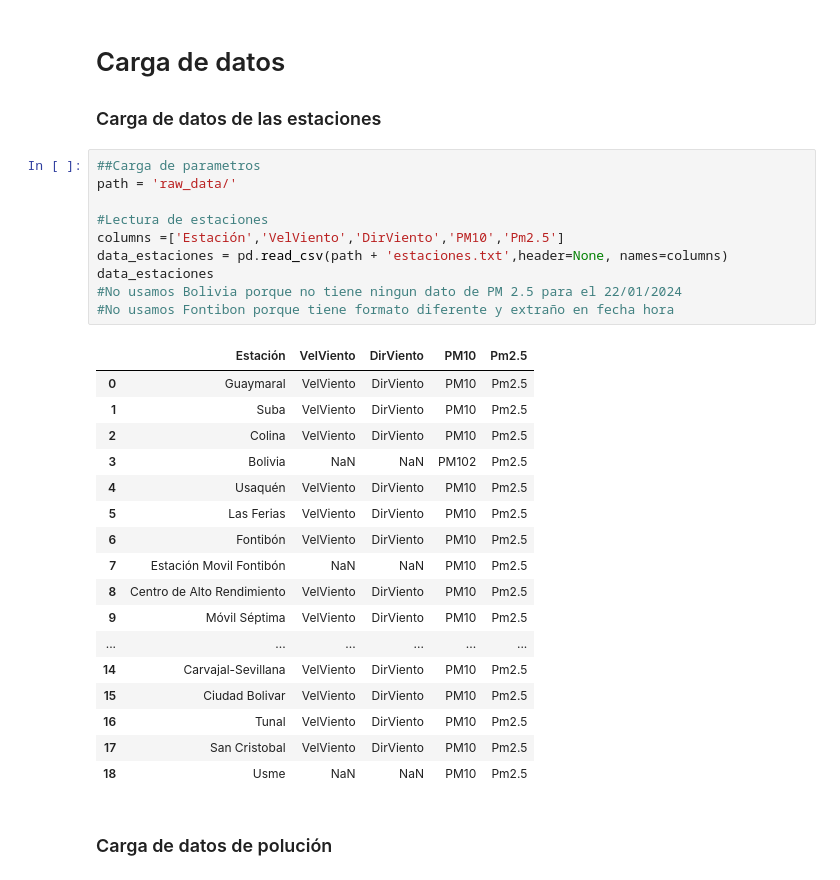
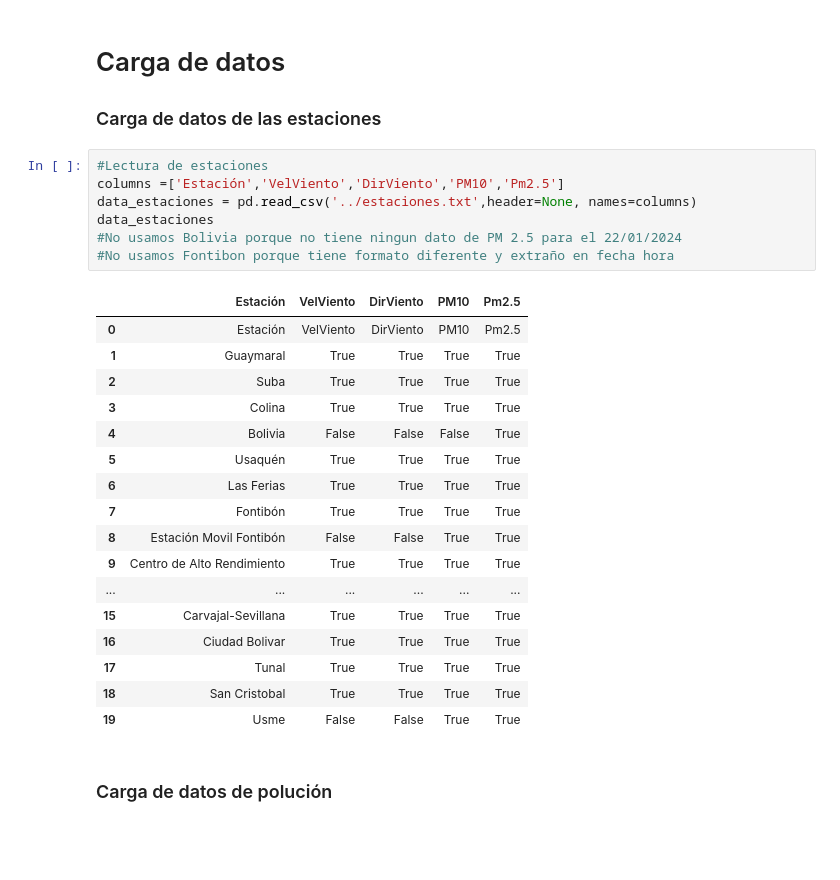
Before and after one commit to svargasro/Wildfire-Smoke-Spread-Over-Bogot-Workshops, a Jupyter notebook: Proyecto Final/Codigo/Analisis de Datos/Polucion/mapa_contaminacion.ipynb, the cells around one changed output. Cells and saved outputs as stored; diff of their text form; blank space fills up the shorter version.

```diff
--- a/Proyecto Final/Codigo/Analisis de Datos/Polucion/mapa_contaminacion.ipynb
+++ b/Proyecto Final/Codigo/Analisis de Datos/Polucion/mapa_contaminacion.ipynb
@@ -8,33 +8,30 @@ import matplotlib.image as mpimg
 # Carga de datos
 ### Carga de datos de las estaciones
 # %%
-##Carga de parametros
-path = 'raw_data/'
-
 #Lectura de estaciones
 columns =['Estación','VelViento','DirViento','PM10','Pm2.5']
-data_estaciones = pd.read_csv(path + 'estaciones.txt',header=None, names=columns)
+data_estaciones = pd.read_csv('../estaciones.txt',header=None, names=columns)
 data_estaciones
 #No usamos Bolivia porque no tiene ningun dato de PM 2.5 para el 22/01/2024
 #No usamos Fontibon porque tiene formato diferente y extraño en fecha hora
 # %% [output]
 |  | Estación | VelViento | DirViento | PM10 | Pm2.5 |
-| 0 | Guaymaral | VelViento | DirViento | PM10 | Pm2.5 |
-| 1 | Suba | VelViento | DirViento | PM10 | Pm2.5 |
-| 2 | Colina | VelViento | DirViento | PM10 | Pm2.5 |
-| 3 | Bolivia | NaN | NaN | PM102 | Pm2.5 |
-| 4 | Usaquén | VelViento | DirViento | PM10 | Pm2.5 |
-| 5 | Las Ferias | VelViento | DirViento | PM10 | Pm2.5 |
-| 6 | Fontibón | VelViento | DirViento | PM10 | Pm2.5 |
-| 7 | Estación Movil Fontibón | NaN | NaN | PM10 | Pm2.5 |
-| 8 | Centro de Alto Rendimiento | VelViento | DirViento | PM10 | Pm2.5 |
-| 9 | Móvil Séptima | VelViento | DirViento | PM10 | Pm2.5 |
+| 0 | Estación | VelViento | DirViento | PM10 | Pm2.5 |
+| 1 | Guaymaral | True | True | True | True |
+| 2 | Suba | True | True | True | True |
+| 3 | Colina | True | True | True | True |
+| 4 | Bolivia | False | False | False | True |
+| 5 | Usaquén | True | True | True | True |
+| 6 | Las Ferias | True | True | True | True |
+| 7 | Fontibón | True | True | True | True |
+| 8 | Estación Movil Fontibón | False | False | True | True |
+| 9 | Centro de Alto Rendimiento | True | True | True | True |
 | ... | ... | ... | ... | ... | ... |
-| 14 | Carvajal-Sevillana | VelViento | DirViento | PM10 | Pm2.5 |
-| 15 | Ciudad Bolivar | VelViento | DirViento | PM10 | Pm2.5 |
-| 16 | Tunal | VelViento | DirViento | PM10 | Pm2.5 |
-| 17 | San Cristobal | VelViento | DirViento | PM10 | Pm2.5 |
-| 18 | Usme | NaN | NaN | PM10 | Pm2.5 |
+| 15 | Carvajal-Sevillana | True | True | True | True |
+| 16 | Ciudad Bolivar | True | True | True | True |
+| 17 | Tunal | True | True | True | True |
+| 18 | San Cristobal | True | True | True | True |
+| 19 | Usme | False | False | True | True |
 # %% [markdown]
 ### Carga de datos de polución
 # %%
```
Also changed, not shown: parts of 1 cell of this notebook, 1 other file.
